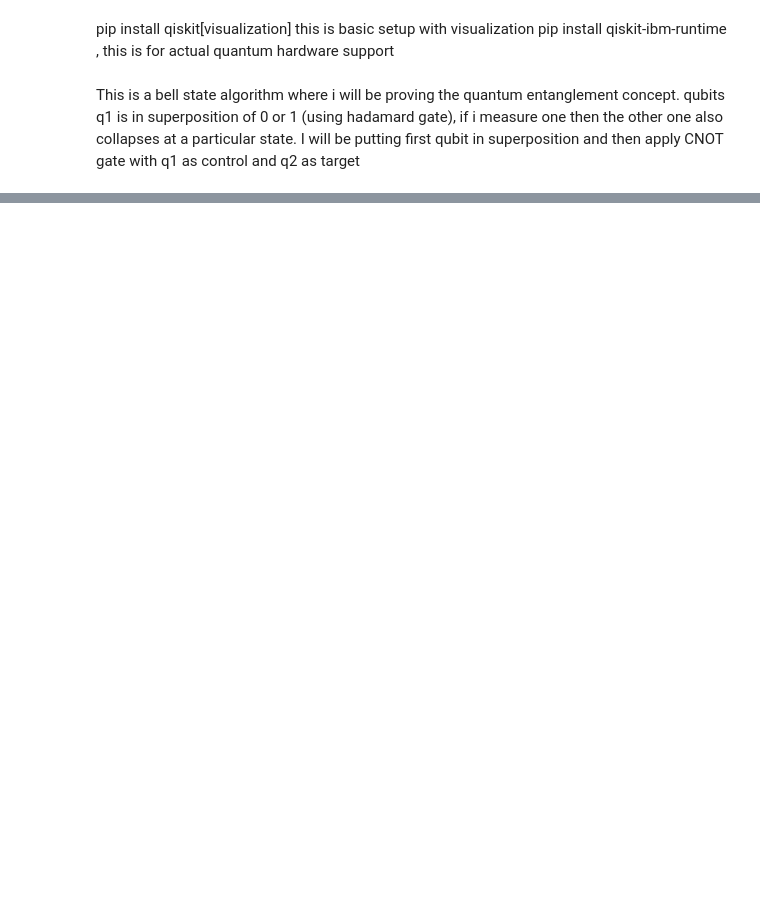
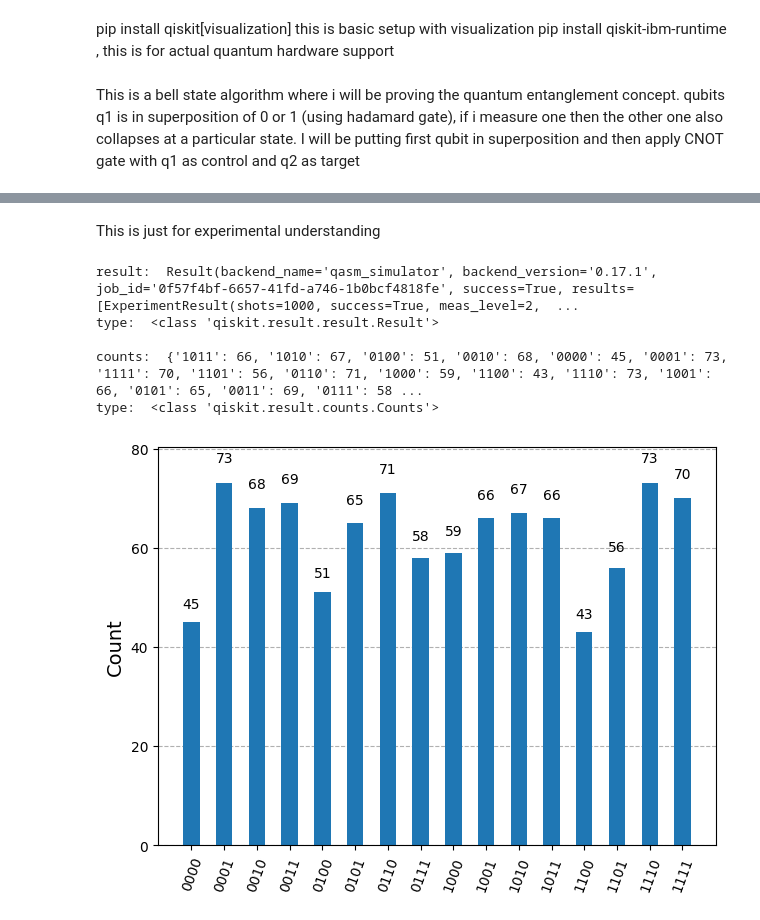
Before and after one commit to Gurj33t-Singh/Qiskit-Practice, a Jupyter notebook: Quantum_Qiskit.ipynb, the cells around one changed output, grey strips where cells are left out. Drawn from its saved outputs; the diff is of its cells as text; code cells hidden in the pictures; blank space fills up the shorter version.

```diff
--- a/Quantum_Qiskit.ipynb
+++ b/Quantum_Qiskit.ipynb
@@ -35,0 +83,42 @@ plot_histogram(counts)
+# %% [markdown]
+This is just for experimental understanding
+# %%
+from qiskit import QuantumCircuit, transpile
+from qiskit_aer import Aer
+from qiskit.visualization import plot_histogram
+
+# Step 1: Create a quantum circuit with 2 qubits
+qc = QuantumCircuit(4, 4)
+
+# Step 2: Apply Hadamard to qubit 0
+qc.h(0)
+qc.h(1)
+qc.h(2)
+qc.h(3)
+
+# Step 4: Measure both qubits
+qc.measure([0, 1, 2, 3], [0, 1, 2, 3])
+
+# Simulate and visualize results
+simulator = Aer.get_backend('qasm_simulator')
+
+# Transpile the circuit for the backend
+compiled_qc = transpile(qc, simulator)
+
+
+job = simulator.run(compiled_qc, shots=1000)
+
+result = job.result()
+print("\nresult: ", result, "\ntype: ", type(result))
+
+counts = result.get_counts()
+print("\ncounts: ", counts, "\ntype: ", type(counts))
+
+plot_histogram(counts)
+# %% [output]
+result:  Result(backend_name='qasm_simulator', backend_version='0.17.1', job_id='0f57f4bf-6657-41fd-a746-1b0bcf4818fe', success=True, results=[ExperimentResult(shots=1000, success=True, meas_level=2,  ...
+type:  <class 'qiskit.result.result.Result'>
+
+counts:  {'1011': 66, '1010': 67, '0100': 51, '0010': 68, '0000': 45, '0001': 73, '1111': 70, '1101': 56, '0110': 71, '1000': 59, '1100': 43, '1110': 73, '1001': 66, '0101': 65, '0011': 69, '0111': 58 ...
+type:  <class 'qiskit.result.counts.Counts'>
+[figure, added]
```
Also changed, not shown: parts of 3 cells of this notebook.
